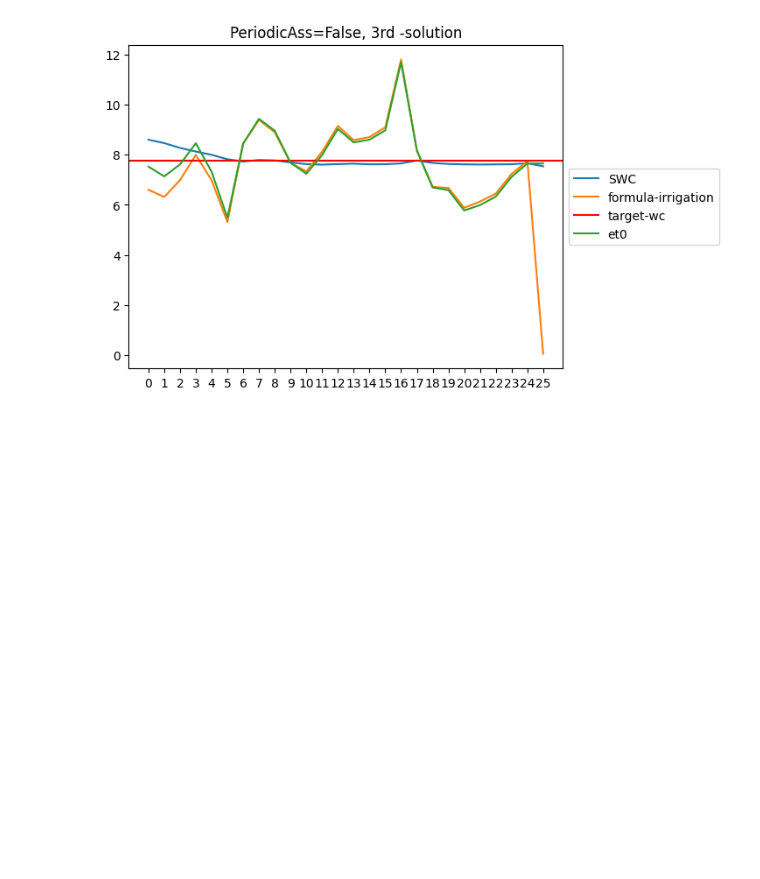
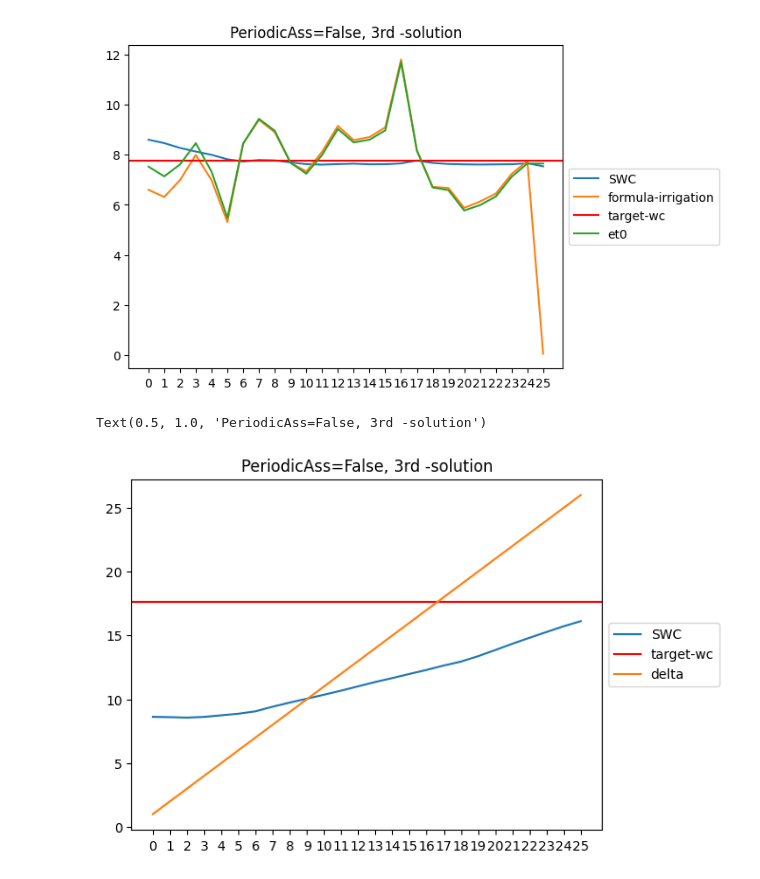
Before and after one commit to josephgiovanelli/et0_calculation, a Jupyter notebook: notebook.ipynb, the cells around one changed output. Cells and saved outputs as stored; diff of their text form; code cells hidden in the pictures; blank space fills up the shorter version.

Commit message:
added wet matrix

```diff
--- a/notebook.ipynb
+++ b/notebook.ipynb
@@ -447,3 +437,18 @@ plt.title('PeriodicAss=False, 3rd -solution')
 # %% [output]
 Text(0.5, 1.0, 'PeriodicAss=False, 3rd -solution')
 [figure]
+# %%
+wc,ir,groundtruth = print_functions('/home/data/interp_obs/water_content.csv','/home/data/sim/wetMatrix/outputWaterContent.csv','/home/data/sim/wetMatrix/scheduledIrrigation.csv')
+delta = [1.0, 2.0, 3.0, 4.0, 5.0, 6.0, 7.0, 8.0, 9.0, 10.0, 11.0, 12.0, 13.0, 14.0, 15.0, 16.0, 17.0, 18.0, 19.0, 20.0, 21.0, 22.0, 23.0, 24.0, 25.0, 26.0]
+groundtruthWC = 17.6319
+plt.xticks(range(len(wc.index)))
+plt.plot(wc.index, wc['SWC'], label='SWC')
+#plt.plot(ir.index, ir['irrigation'], label='formula-irrigation')
+plt.axhline(y=groundtruthWC, color='r', linestyle='-',label='target-wc')
+#plt.plot(ir.index,et0,label="et0")
+plt.plot(ir.index,delta,label="delta")
+plt.legend(loc='center left', bbox_to_anchor=(1, 0.5))
+plt.title('PeriodicAss=False, 3rd -solution')
+# %% [output]
+Text(0.5, 1.0, 'PeriodicAss=False, 3rd -solution')
+[figure, added]
```
Also changed, not shown: parts of 8 cells of this notebook, 3 other files.
